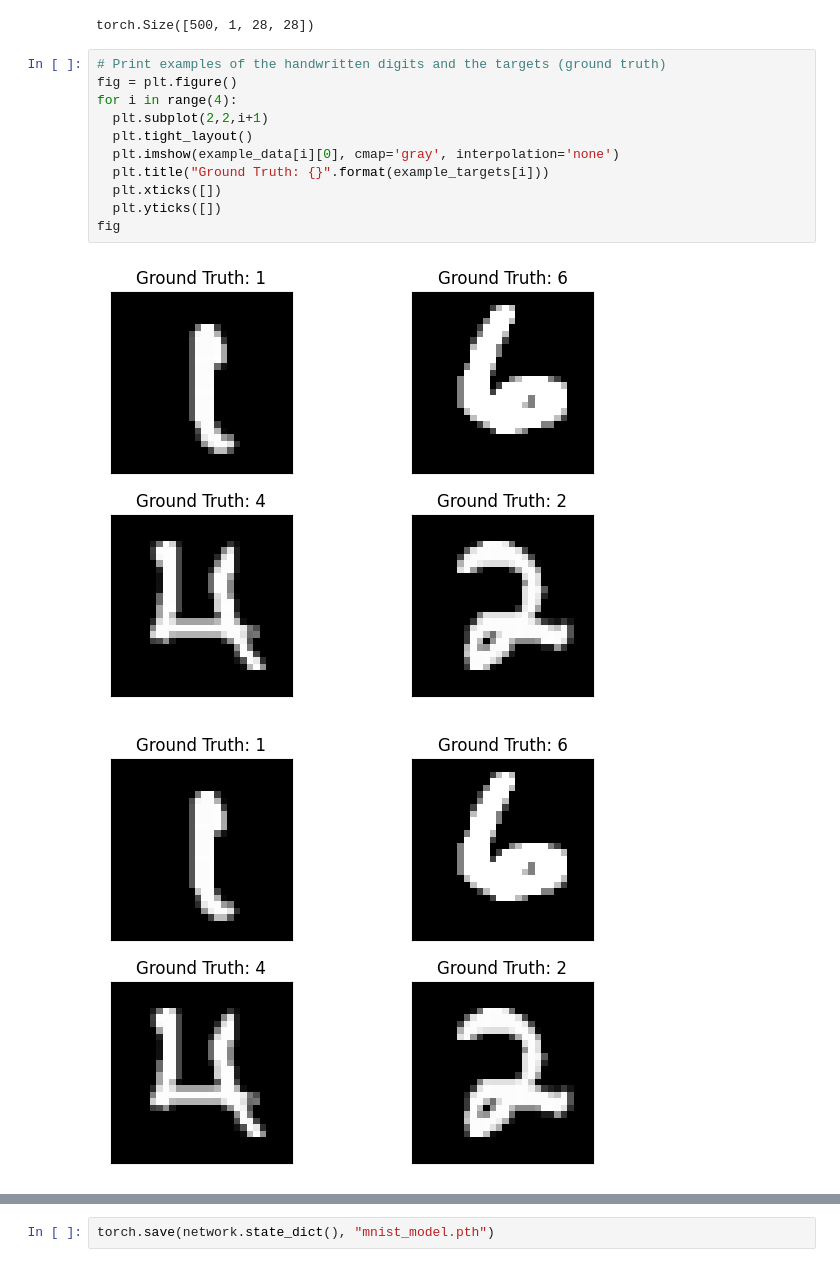
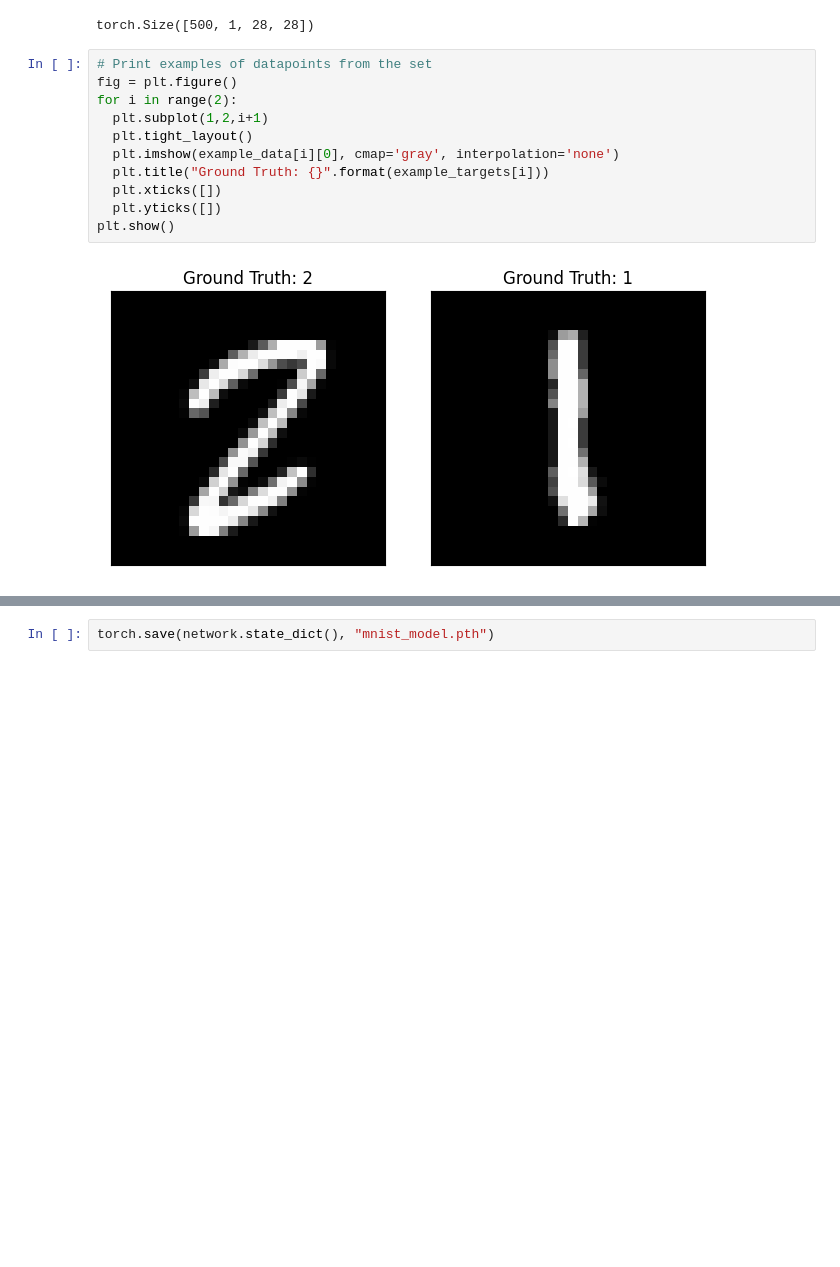
Before and after one commit to GohanDGeo/Digit-Recognition-MNIST, a Jupyter notebook: mnist.ipynb, the cells around one changed output, grey strips where cells are left out. Cells and saved outputs as stored; diff of their text form; blank space fills up the shorter version.

```diff
--- a/mnist.ipynb
+++ b/mnist.ipynb
@@ -38,17 +49,16 @@ example_data.shape
 # %% [output]
 torch.Size([500, 1, 28, 28])
 # %%
-# Print examples of the handwritten digits and the targets (ground truth)
+# Print examples of datapoints from the set
 fig = plt.figure()
-for i in range(4):
-  plt.subplot(2,2,i+1)
+for i in range(2):
+  plt.subplot(1,2,i+1)
   plt.tight_layout()
   plt.imshow(example_data[i][0], cmap='gray', interpolation='none')
   plt.title("Ground Truth: {}".format(example_targets[i]))
   plt.xticks([])
   plt.yticks([])
-fig
+plt.show()
 # %% [output]
-[figure, old version]
+[figure, new version]
-[figure, removed]
 # %%
```
Also changed, not shown: parts of 28 cells of this notebook, 1 other file.
